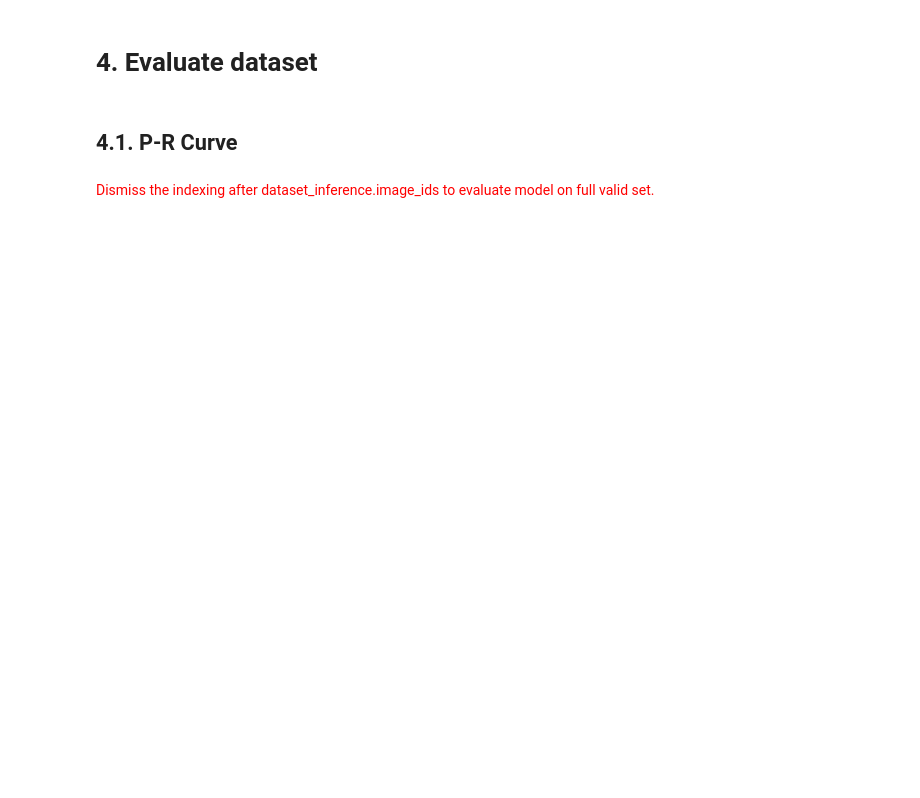
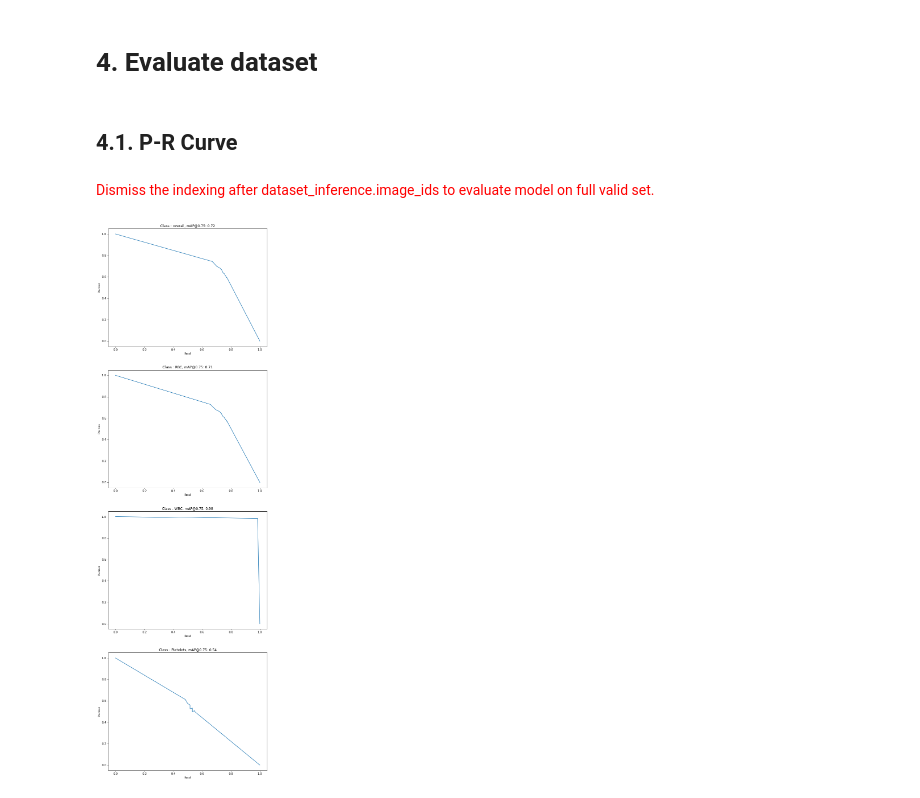
Before and after one commit to GanJiayu/X_DL_BloodCell, a Jupyter notebook: notebooks/2 - Evaluate_maskrcnn.ipynb, the cells around one changed output. Cells and saved outputs as stored; diff of their text form; code cells hidden in the pictures; blank space fills up the shorter version.

```diff
--- a/notebooks/2 - Evaluate_maskrcnn.ipynb
+++ b/notebooks/2 - Evaluate_maskrcnn.ipynb
@@ -229,30 +204,30 @@ plt.show()
 # %% [markdown]
 <font color='red'>Dismiss the indexing after dataset_inference.image_ids to evaluate model on full valid set.</font>
 # %%
+from utils.utils import get_object_matches, get_precision_recall, calculate_ap_from_pr, convert_bbox_to_masks
 dataset_inference = dataset_val
-IoU = 0.50
+IoU = 0.75
 
 object_matches = []
 
-for image_id in tqdm.tqdm(dataset_inference.image_ids[:10]):
+for image_id in tqdm.tqdm(dataset_inference.image_ids):
     original_image, image_meta, gt_class_id, gt_bbox, gt_mask =\
         modellib.load_image_gt(dataset_inference, config,
                                image_id, use_mini_mask=False)
     results = model.detect([original_image], verbose=0)
     r = results[0]
-
+    # Use bbox rather than mask to calculate overlap/match
+    gt_mask_bbox = convert_bbox_to_masks(gt_bbox, gt_mask.shape[:-1])
+    pred_mask_bbox = convert_bbox_to_masks(r["rois"], r['masks'].shape[:-1])
     gt_matches, pred_matches, overlaps = utils.compute_matches(
-        gt_bbox, gt_class_id, gt_mask, r["rois"],
-        r["class_ids"], r["scores"], r['masks'], IoU)
+        gt_bbox, gt_class_id, gt_mask_bbox, r["rois"],
+        r["class_ids"], r["scores"], pred_mask_bbox, IoU)
 
     object_matches += get_object_matches(r, pred_matches, gt_matches, gt_class_id, image_id, overlaps)
 # %%
-load_from_legacy_result = True
+load_from_legacy_result = False
 if load_from_legacy_result:
     df = pd.read_pickle(f'./evaluation_results_val_{CHECKPOINT_EPOCH}.pkl')
 else:
     df = pd.DataFrame(object_matches)
     df.to_pickle(f'./evaluation_results_val_{CHECKPOINT_EPOCH}.pkl')
-# %%
-df["sample_id"] = df["image_id"].apply(lambda x: dataset_inference.image_info[x]['id'])
-df = df.merge(records[["sample_id", "construction_site"]], on="sample_id")
@@ -263,40 +234,20 @@ construction_site_list = [b[0] for b in list(records.construction_site.value_cou
 # %%
-_, axs = plt.subplots(7, 5, figsize=(35, 35))
-mAPs = np.zeros((7, 5))
+ _, axs = plt.subplots(4, 1, figsize=(10, 35))
+mAPs = np.zeros((4, 1))
 for class_id in range(len(dataset_inference.class_names_preset)):
     if class_id == 0:
         df_class = df
         class_name = "overall"
     else:
         df_class = df[(df.pred_class == class_id)|(df.gt_class == class_id)]
         class_name = dataset_inference.class_names_preset[class_id]
 
     precisions, recalls = get_precision_recall(df_class)
     mAP = calculate_ap_from_pr(precisions, recalls)
 
-    axs[6, class_id].plot(recalls, precisions)
-    axs[6, class_id].set_xlabel("Recall", fontsize=8)
-    axs[6, class_id].set_ylabel("Precision", fontsize=8)
-    axs[6, class_id].set_title(f"overall : {class_name}, mAP@0.5: {mAP:.2f}", fontsize=12)
-    mAPs[6, class_id] = mAP
-
-for index, construction_site in enumerate(construction_site_list):
-    df_construction_site = df[df.construction_site == construction_site]
-    for class_id in range(len(dataset_inference.class_names_preset)):
-        if class_id == 0:
-            df_class = df_construction_site
-            class_name = "overall"
-        else:
-            df_class = df_construction_site[(df_construction_site.pred_class == class_id) |
-                                            (df_construction_site.gt_class == class_id)]
-            class_name = dataset_inference.class_names_preset[class_id]
-
-
-        precisions, recalls = get_precision_recall(df_class)
-        mAP = calculate_ap_from_pr(precisions, recalls)
-
-        axs[index, class_id].plot(recalls, precisions)
-        axs[index, class_id].set_xlabel("Recall", fontsize=8)
-        axs[index, class_id].set_ylabel("Precision", fontsize=8)
-        axs[index, class_id].set_title(f"{construction_site} : {class_name}, mAP@0.5: {mAP:.2f}", fontsize=12)
-        mAPs[index, class_id] = mAP
+    axs[class_id].plot(recalls, precisions)
+    axs[class_id].set_xlabel("Recall", fontsize=8)
+    axs[class_id].set_ylabel("Precision", fontsize=8)
+    axs[class_id].set_title(f"Class : {class_name}, mAP@0.75: {mAP:.2f}", fontsize=12)
+# %% [output]
+[figure, added]
```
Also changed, not shown: parts of 16 cells of this notebook, 7 other files.
